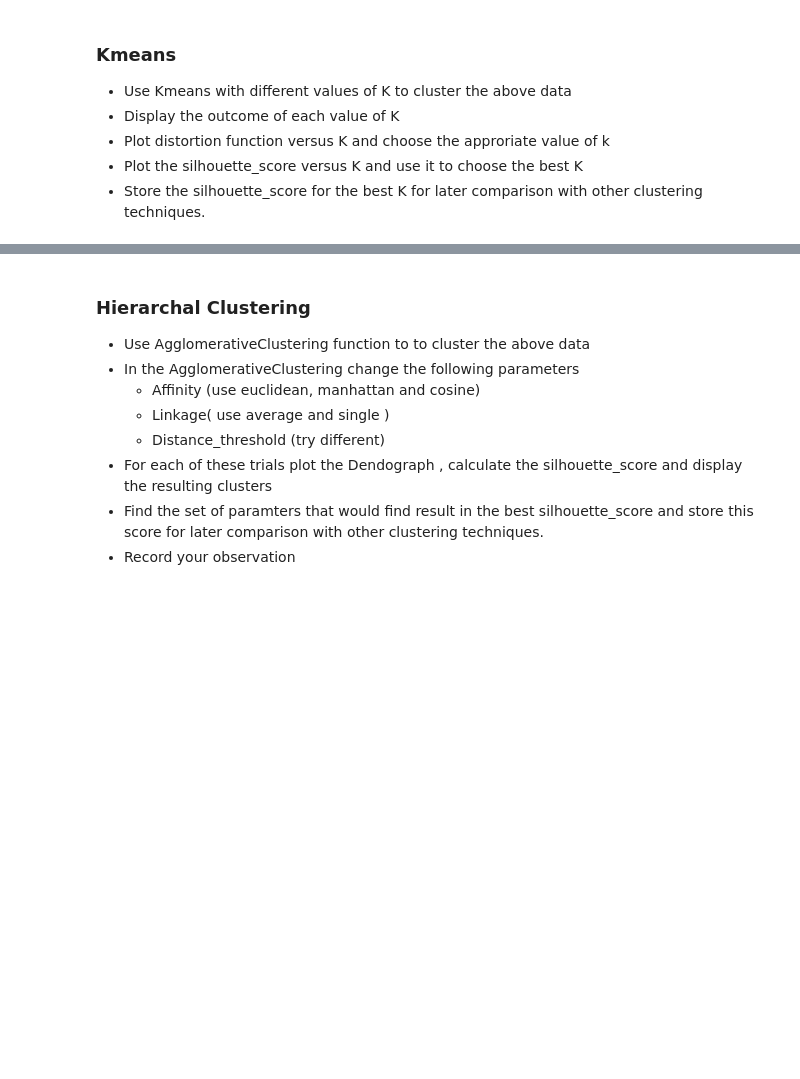
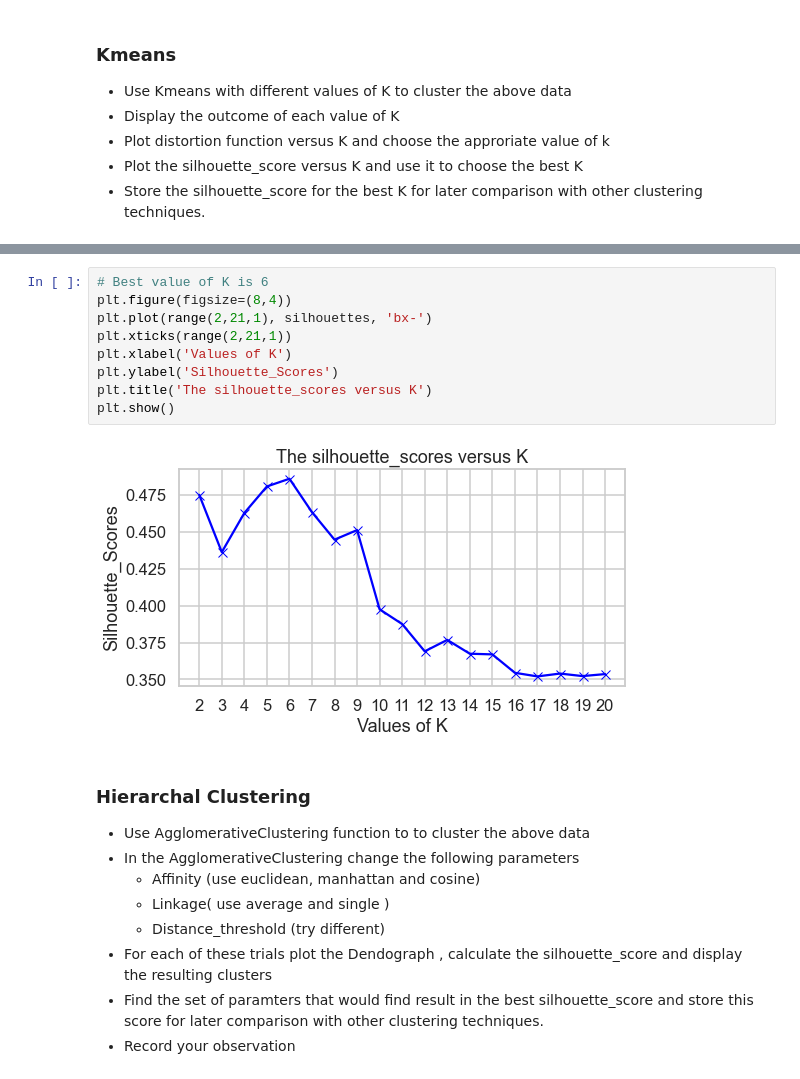
Before and after one commit to karim-momen/GUC-ML, a Jupyter notebook: Clustering Project.ipynb, the cells around one changed output, grey strips where cells are left out. Cells and saved outputs as stored; diff of their text form; blank space fills up the shorter version.

```diff
--- a/Clustering Project.ipynb
+++ b/Clustering Project.ipynb
@@ -92,3 +122,14 @@ for k in range(2,6,1):
+# %%
+# Best value of K is 6
+plt.figure(figsize=(8,4))
+plt.plot(range(2,21,1), silhouettes, 'bx-')
+plt.xticks(range(2,21,1))
+plt.xlabel('Values of K')
+plt.ylabel('Silhouette_Scores')
+plt.title('The silhouette_scores versus K')
+plt.show()
+# %% [output]
+[figure, added]
 # %% [markdown]
 ### Hierarchal Clustering
 * Use AgglomerativeClustering function to  to cluster the above data
```
Also changed, not shown: parts of 13 cells of this notebook.
